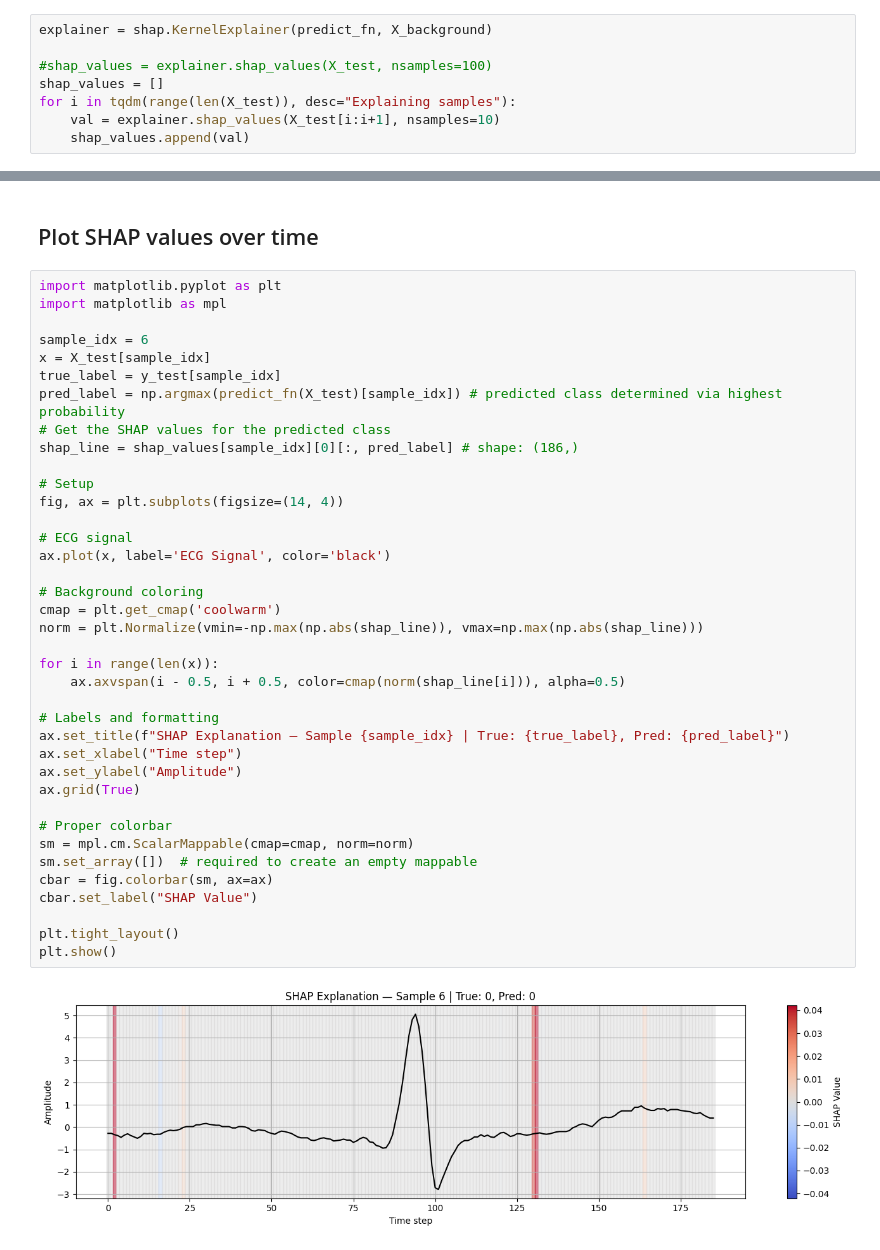
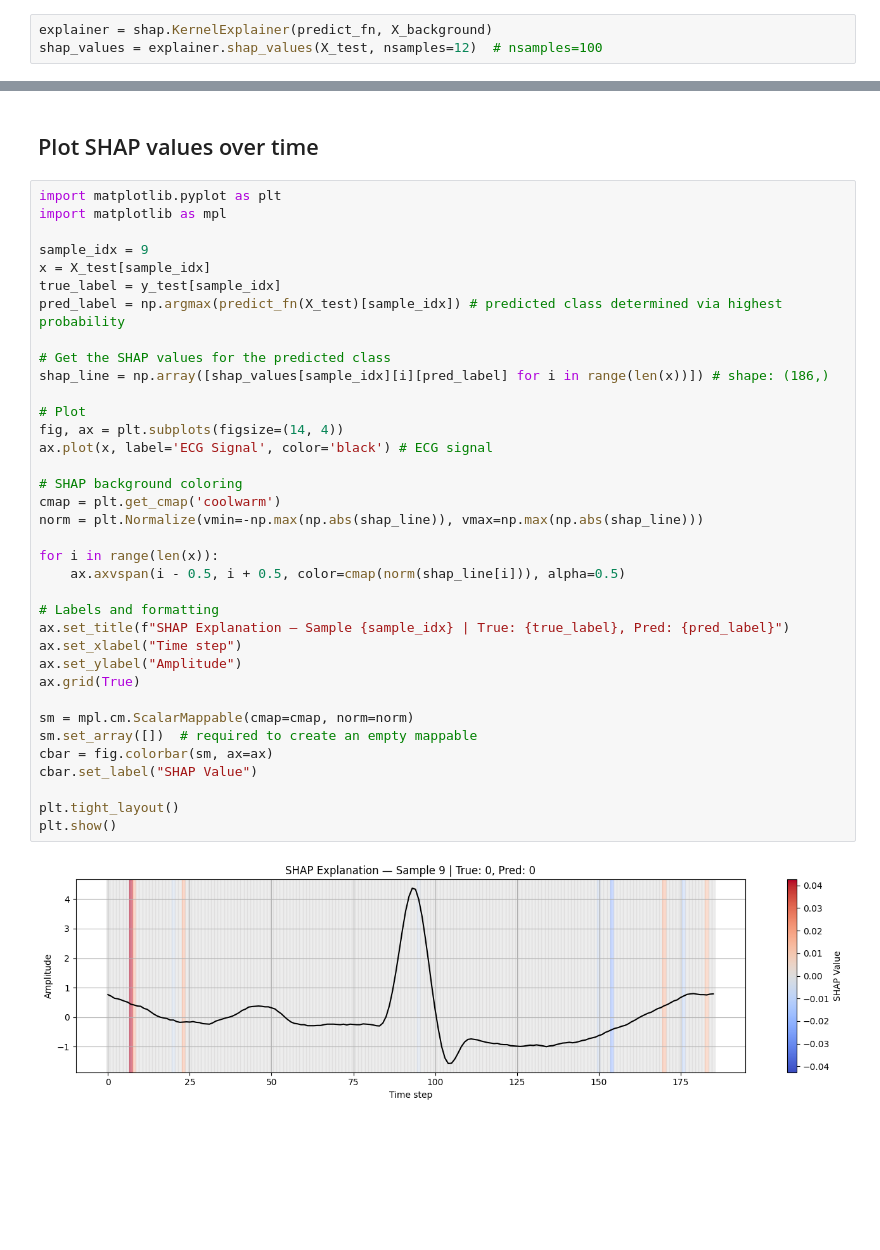
Before and after one commit to hucann/ECGTransForm, a Jupyter notebook: SHAP.ipynb, the cells around one changed output, grey strips where cells are left out. Saved outputs shown, nothing was run; the diff lists cells and outputs as text; blank space fills up the shorter version.

Commit message:
edit shap

```diff
--- a/SHAP.ipynb
+++ b/SHAP.ipynb
@@ -46,9 +46,4 @@ def predict_fn(x_numpy):
 ## Compute SHAP values using KernelExplainer
 # %%
 explainer = shap.KernelExplainer(predict_fn, X_background)
-
-#shap_values = explainer.shap_values(X_test, nsamples=100)
-shap_values = []
-for i in tqdm(range(len(X_test)), desc="Explaining samples"):
-    val = explainer.shap_values(X_test[i:i+1], nsamples=10)
-    shap_values.append(val)
+shap_values = explainer.shap_values(X_test, nsamples=12)  # nsamples=100
@@ -76,39 +66,37 @@ print(len(shap_values[9][0][:,4])) # shap_values[sample_idx][0][:,class_idx])
 import matplotlib.pyplot as plt
 import matplotlib as mpl
 
-sample_idx = 6
+sample_idx = 9
 x = X_test[sample_idx]
 true_label = y_test[sample_idx]
 pred_label = np.argmax(predict_fn(X_test)[sample_idx]) # predicted class determined via highest probability
+
 # Get the SHAP values for the predicted class
-shap_line = shap_values[sample_idx][0][:, pred_label] # shape: (186,)
+shap_line = np.array([shap_values[sample_idx][i][pred_label] for i in range(len(x))]) # shape: (186,)
 
-# Setup
+# Plot
 fig, ax = plt.subplots(figsize=(14, 4))
+ax.plot(x, label='ECG Signal', color='black') # ECG signal
 
-# ECG signal
-ax.plot(x, label='ECG Signal', color='black')
-
-# Background coloring
+# SHAP background coloring
 cmap = plt.get_cmap('coolwarm')
 norm = plt.Normalize(vmin=-np.max(np.abs(shap_line)), vmax=np.max(np.abs(shap_line)))
 
 for i in range(len(x)):
     ax.axvspan(i - 0.5, i + 0.5, color=cmap(norm(shap_line[i])), alpha=0.5)
 
 # Labels and formatting
 ax.set_title(f"SHAP Explanation — Sample {sample_idx} | True: {true_label}, Pred: {pred_label}")
 ax.set_xlabel("Time step")
 ax.set_ylabel("Amplitude")
 ax.grid(True)
 
-# Proper colorbar
 sm = mpl.cm.ScalarMappable(cmap=cmap, norm=norm)
 sm.set_array([])  # required to create an empty mappable
 cbar = fig.colorbar(sm, ax=ax)
 cbar.set_label("SHAP Value")
 
 plt.tight_layout()
 plt.show()
 # %% [output]
-[figure, old version]
+[figure, new version]
```
Also changed, not shown: parts of 2 cells of this notebook.
